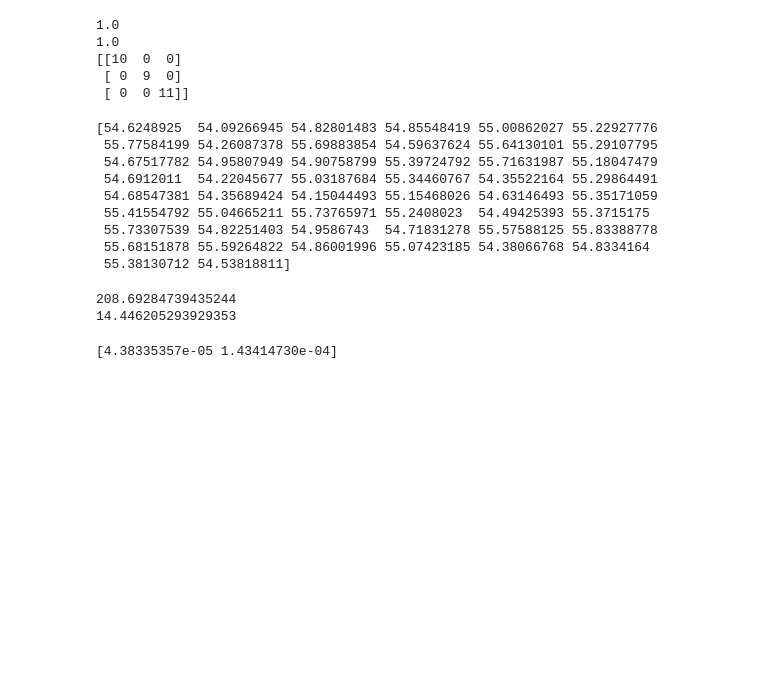
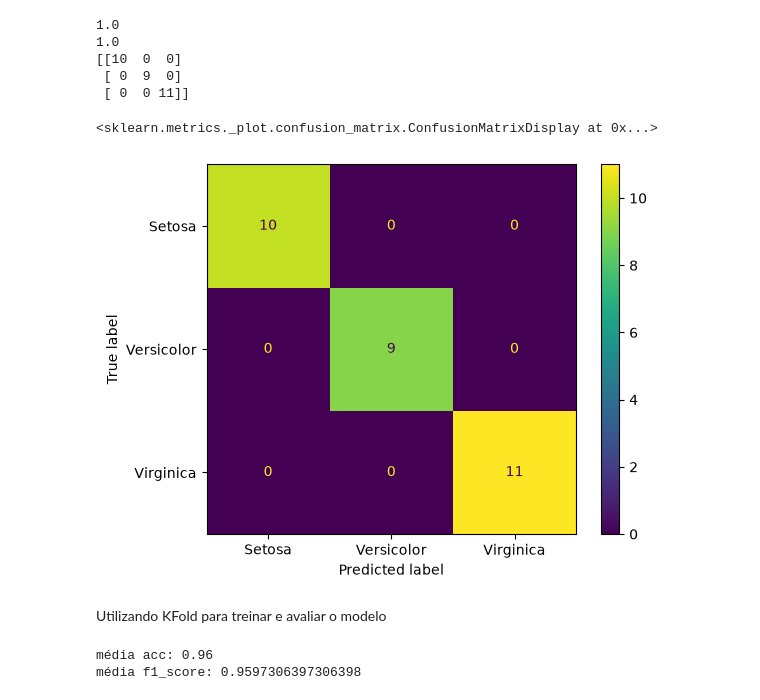
Before and after one commit to Niscoder/CursoIA, a Jupyter notebook: parte2_ml_rna/exercio.ipynb, the cells around one changed output. Drawn from its saved outputs; the diff is of its cells as text; code cells hidden in the pictures; blank space fills up the shorter version.

Commit message:
notebook para treinar o modelo

```diff
--- a/parte2_ml_rna/exercio.ipynb
+++ b/parte2_ml_rna/exercio.ipynb
@@ -20,6 +34,3 @@ model = svm.SVC()
 model.fit(X_treino, y_treino)
 # %% [output]
 SVC()
-# %%
-model = SGDClassifier(loss="hinge", penalty="l2", max_iter=100)
-model.fit(X_treino, y_treino)
@@ -40,6 +39,9 @@ from sklearn.metrics import confusion_matrix, f1_score, accuracy_score, root_mea
 # %%
+result = model.predict(X_teste)
+
 print(accuracy_score(y_teste, result))
 print(f1_score(y_teste, result, average="micro"))
+cm = confusion_matrix(y_teste, result)
 print(confusion_matrix(y_teste, result))
 # %% [output]
 1.0
@@ -62,22 +52,30 @@ results = model.predict(x_test)
-# %%
-print(results)
-# %% [output]
-[54.6248925  54.09266945 54.82801483 54.85548419 55.00862027 55.22927776
- 55.77584199 54.26087378 55.69883854 54.59637624 55.64130101 55.29107795
- 54.67517782 54.95807949 54.90758799 55.39724792 55.71631987 55.18047479
- 54.6912011  54.22045677 55.03187684 55.34460767 54.35522164 55.29864491
- 54.68547381 54.35689424 54.15044493 55.15468026 54.63146493 55.35171059
- 55.41554792 55.04665211 55.73765971 55.2408023  54.49425393 55.3715175
- 55.73307539 54.82251403 54.9586743  54.71831278 55.57588125 55.83388778
- 55.68151878 55.59264822 54.86001996 55.07423185 54.38066768 54.8334164
- 55.38130712 54.53818811]
-# %%
-print(mean_squared_error(y_test, results))
-print(root_mean_squared_error(y_test, results))
-# %% [output]
-208.69284739435244
-14.446205293929353
-# %%
-print(model.coef_)
-# %% [output]
-[4.38335357e-05 1.43414730e-04]
+# %%
+disp = ConfusionMatrixDisplay(cm, display_labels=["Setosa", "Versicolor", "Virginica"])
+disp.plot()
+# %% [output]
+<sklearn.metrics._plot.confusion_matrix.ConfusionMatrixDisplay at 0x...>
+[figure, added]
+# %% [markdown]
+Utilizando KFold para treinar e avaliar o modelo
+# %%
+kf = StratifiedKFold(n_splits=5, shuffle=True)
+model = svm.SVC()
+acc = []
+f1score = []
+for i, (train_index, test_index) in enumerate(kf.split(x, y)):
+    # print(f"fold {i + 1}: {y[test_index]}")
+    model.fit(x[train_index], y[train_index])
+    result = model.predict(x[test_index])
+    acc_f = accuracy_score(y[test_index], result)
+    f1s_f = f1_score(y[test_index], result, average="macro")
+    acc.append(acc_f)
+    f1score.append(f1s_f)
+    # print(f"fold {i + 1}:")
+    # print(f"acc: {acc_f}")
+    # print(f"f1score: {f1s_f}\n")
+
+print(f"média acc: {np.mean(acc)}")
+print(f"média f1_score: {np.mean(f1score)}")
+# %% [output]
+média acc: 0.96
+média f1_score: 0.9597306397306398
```
Also changed, not shown: parts of 13 cells of this notebook.
